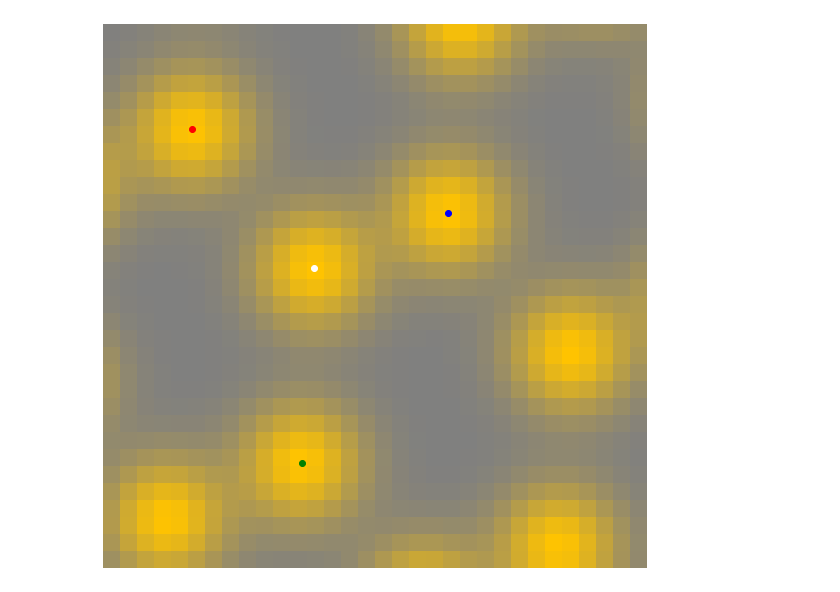
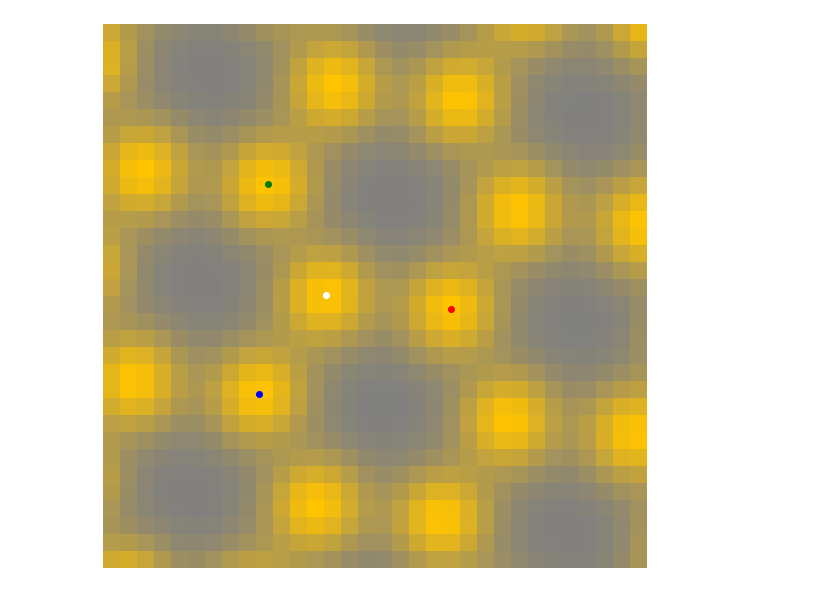
Before and after one commit to DanielMGlazer/HexogonalMLProject, a Jupyter notebook: Hexagonal_Training_Data.ipynb, the cells around one changed output. Saved outputs shown, nothing was run; the diff lists cells and outputs as text; code cells hidden in the pictures.

```diff
--- a/Hexagonal_Training_Data.ipynb
+++ b/Hexagonal_Training_Data.ipynb
@@ -285,34 +285,34 @@ class Training_im:
 # %%
 #Plotting images
 #bond_lengths=[8/2,math.sqrt(3)/2*8]
 
 def plot_labels():
     plt.plot(center_atom[0]*32,center_atom[1]*32,'o',color='white')
     plt.plot(neighbors[0][0]*32+center_atom[0]*32,neighbors[0][1]*32+center_atom[1]*32,'o',color='red')
     plt.plot(neighbors[1][0]*32+center_atom[0]*32,neighbors[1][1]*32+center_atom[1]*32,'o',color='green')
     plt.plot(neighbors[2][0]*32+center_atom[0]*32,neighbors[2][1]*32+center_atom[1]*32,'o',color='blue')
 
-bond_length=7.3
-origin=[-2.5,-2.5]
-atom_size=2.4
+bond_length=7
+origin=[-5,-5]
+atom_size=2
 #strain[q,r,b]
-strain=[1,0.3,0.1]
+strain=[.13,0,0]
 #anlge in degrees
-angle=-40
+angle=-4.285714285714285
 im=Training_im([bond_length,bond_length],origin,atom_size,strain,angle)
 #im.color_data()
 center_atom=im.central_atom
 neighbors=im.neighbor_vects
 #im.im_fin.save("rotated_angle_160.png")
 fig = plt.figure(figsize = (10, 10))
 ax = plt.subplot(1,1,1)
 ax.imshow(im.im_fin)
 ax.axis('off')
 plot_labels()
 #print(im.central_atom)
 #print(im.neighbor_vects)
 # %% [output]
-[figure, old version]
+[figure, new version]
 # %%
 #Creates training set and DataFrame with labels
 train_dataset_dir ='\\Users\\danie\\Penn_State_REU_Jupyter\\Hexagon ML Project GitHub\\Training_set_6_18'
```
Also changed, not shown: parts of 2 cells of this notebook, 8 other files.
